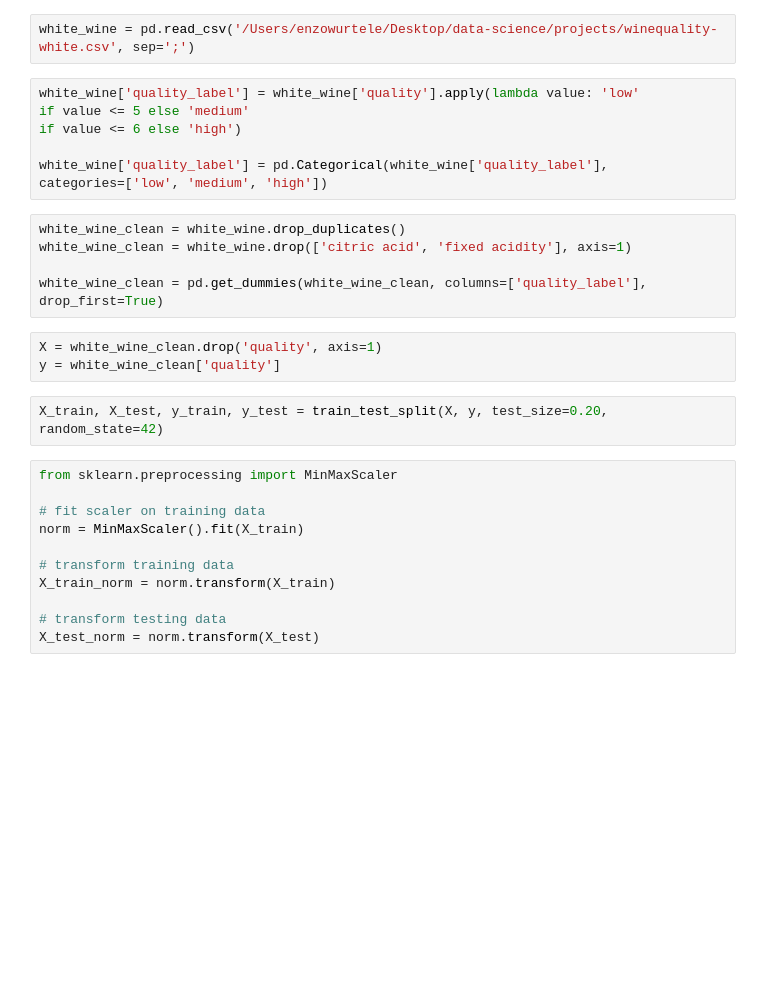
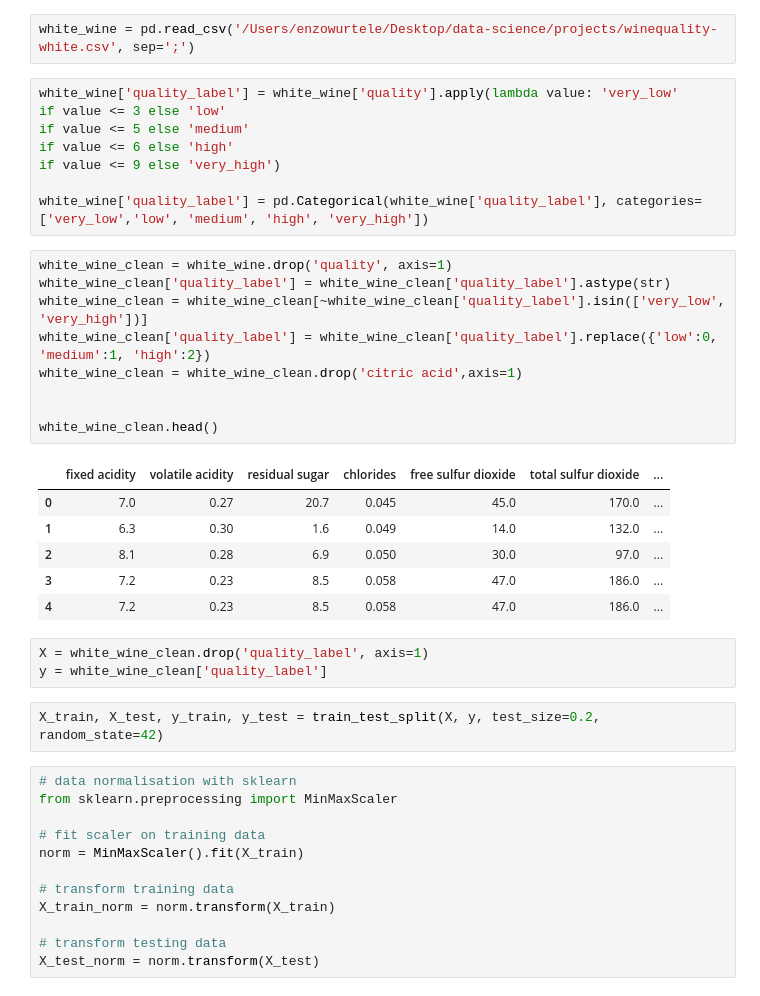
Before and after one commit to enzo253/data-science, a Jupyter notebook: projects/white_wine.ipynb, the cells around one changed output. Saved outputs shown, nothing was run; the diff lists cells and outputs as text; blank space fills up the shorter version.

```diff
--- a/projects/white_wine.ipynb
+++ b/projects/white_wine.ipynb
@@ -8,23 +8,36 @@ from sklearn.ensemble import RandomForestClassifier
 # %%
 white_wine = pd.read_csv('/Users/enzowurtele/Desktop/data-science/projects/winequality-white.csv', sep=';')
 # %%
-white_wine['quality_label'] = white_wine['quality'].apply(lambda value: 'low'
+white_wine['quality_label'] = white_wine['quality'].apply(lambda value: 'very_low'
+if value <= 3 else 'low'
 if value <= 5 else 'medium'
-if value <= 6 else 'high')
+if value <= 6 else 'high'
+if value <= 9 else 'very_high')
 
-white_wine['quality_label'] = pd.Categorical(white_wine['quality_label'],
-categories=['low', 'medium', 'high'])
+white_wine['quality_label'] = pd.Categorical(white_wine['quality_label'], categories=['very_low','low', 'medium', 'high', 'very_high'])
-# %%
-white_wine_clean = white_wine.drop_duplicates()
-white_wine_clean = white_wine.drop(['citric acid', 'fixed acidity'], axis=1)
-
-white_wine_clean = pd.get_dummies(white_wine_clean, columns=['quality_label'], drop_first=True)
+# %%
+white_wine_clean = white_wine.drop('quality', axis=1)
+white_wine_clean['quality_label'] = white_wine_clean['quality_label'].astype(str)
+white_wine_clean = white_wine_clean[~white_wine_clean['quality_label'].isin(['very_low', 'very_high'])]
+white_wine_clean['quality_label'] = white_wine_clean['quality_label'].replace({'low':0, 'medium':1, 'high':2})
+white_wine_clean = white_wine_clean.drop('citric acid',axis=1)
+
+
+white_wine_clean.head()
+# %% [output]
+|  | fixed acidity | volatile acidity | residual sugar | chlorides | free sulfur dioxide | total sulfur dioxide | ... |
+| 0 | 7.0 | 0.27 | 20.7 | 0.045 | 45.0 | 170.0 | ... |
+| 1 | 6.3 | 0.30 | 1.6 | 0.049 | 14.0 | 132.0 | ... |
+| 2 | 8.1 | 0.28 | 6.9 | 0.050 | 30.0 | 97.0 | ... |
+| 3 | 7.2 | 0.23 | 8.5 | 0.058 | 47.0 | 186.0 | ... |
+| 4 | 7.2 | 0.23 | 8.5 | 0.058 | 47.0 | 186.0 | ... |
 # %%
-X = white_wine_clean.drop('quality', axis=1)
-y = white_wine_clean['quality']
+X = white_wine_clean.drop('quality_label', axis=1)
+y = white_wine_clean['quality_label']
 # %%
-X_train, X_test, y_train, y_test = train_test_split(X, y, test_size=0.20, random_state=42)
+X_train, X_test, y_train, y_test = train_test_split(X, y, test_size=0.2, random_state=42)
 # %%
+# data normalisation with sklearn
 from sklearn.preprocessing import MinMaxScaler
 
 # fit scaler on training data
```
Also changed, not shown: parts of 6 cells of this notebook, 11 other files.
